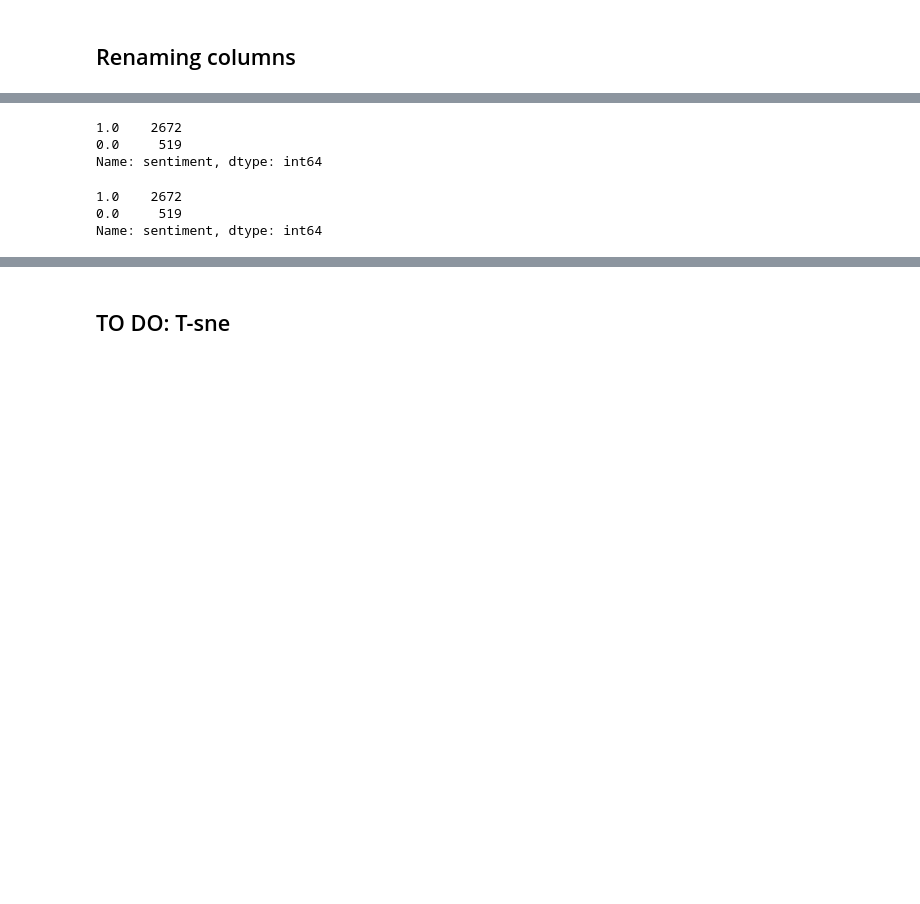
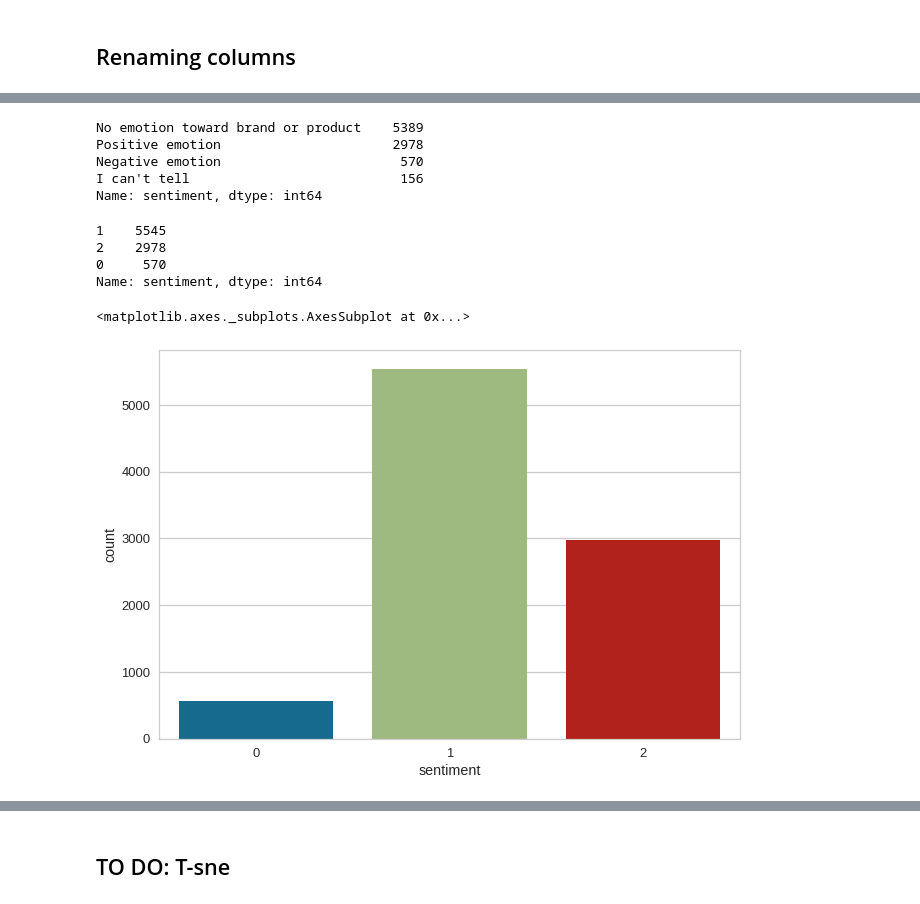
Before and after one commit to MichaelBurak/twitter_apple_sentiment, a Jupyter notebook: twitter_apple_google_sentiment.ipynb, the cells around one changed output, grey strips where cells are left out. Cells and saved outputs as stored; diff of their text form; code cells hidden in the pictures; blank space fills up the shorter version.

```diff
--- a/twitter_apple_google_sentiment.ipynb
+++ b/twitter_apple_google_sentiment.ipynb
@@ -46,3 +59,5 @@ df = df.dropna()
+# %%
+df.fillna('unknown', inplace=True)
 # %%
 df.isnull().sum()
 # %% [output]
@@ -75 +90,9 @@ df
+# %%
+df.sentiment.value_counts(dropna=False)
+# %% [output]
+No emotion toward brand or product    5389
+Positive emotion                      2978
+Negative emotion                       570
+I can't tell                           156
+Name: sentiment, dtype: int64
 # %%
@@ -77,15 +100,12 @@ df.sentiment = df.sentiment.map({'Positive emotion': 1, 'Negative emotion': 0})
 # %%
-df.sentiment.value_counts()
+df.sentiment.value_counts(dropna=False)
 # %% [output]
-1.0    2672
-0.0     519
+1    5545
+2    2978
+0     570
 Name: sentiment, dtype: int64
-# %%
-df = df[df.sentiment != "I can't tell"]
-df = df[df.sentiment != "No emotion toward brand or product"]
-
-df.sentiment.value_counts()
-# %% [output]
-1.0    2672
-0.0     519
-Name: sentiment, dtype: int64
+# %%
+sns.countplot(df.sentiment)
+# %% [output]
+<matplotlib.axes._subplots.AxesSubplot at 0x...>
+[figure, added]
```
Also changed, not shown: parts of 53 cells of this notebook, 1 other file.
